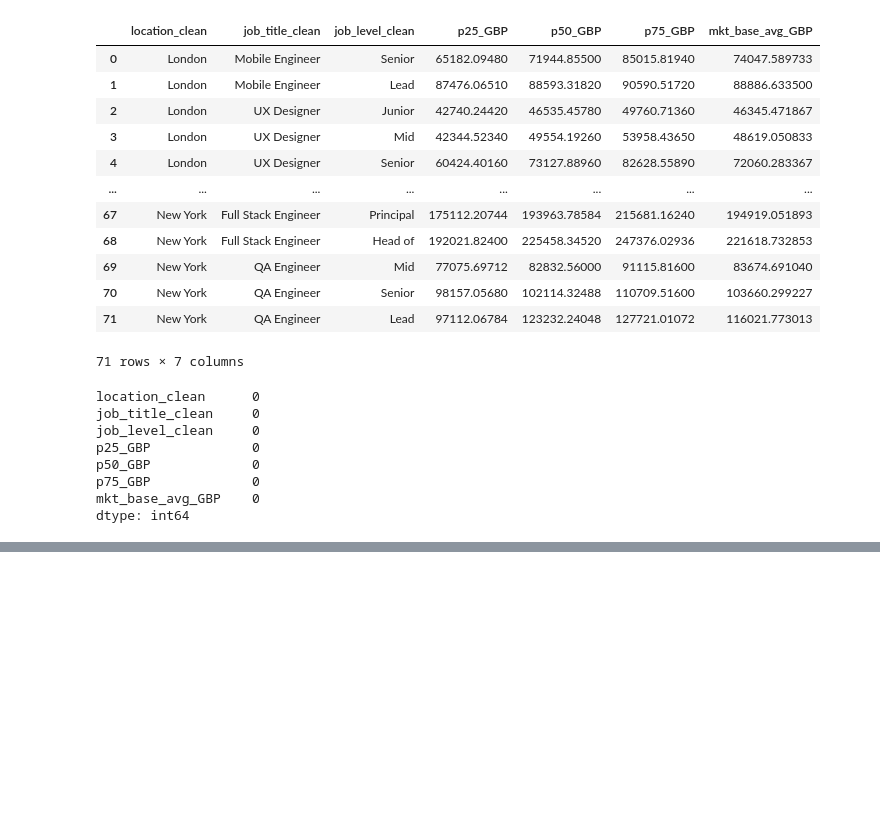
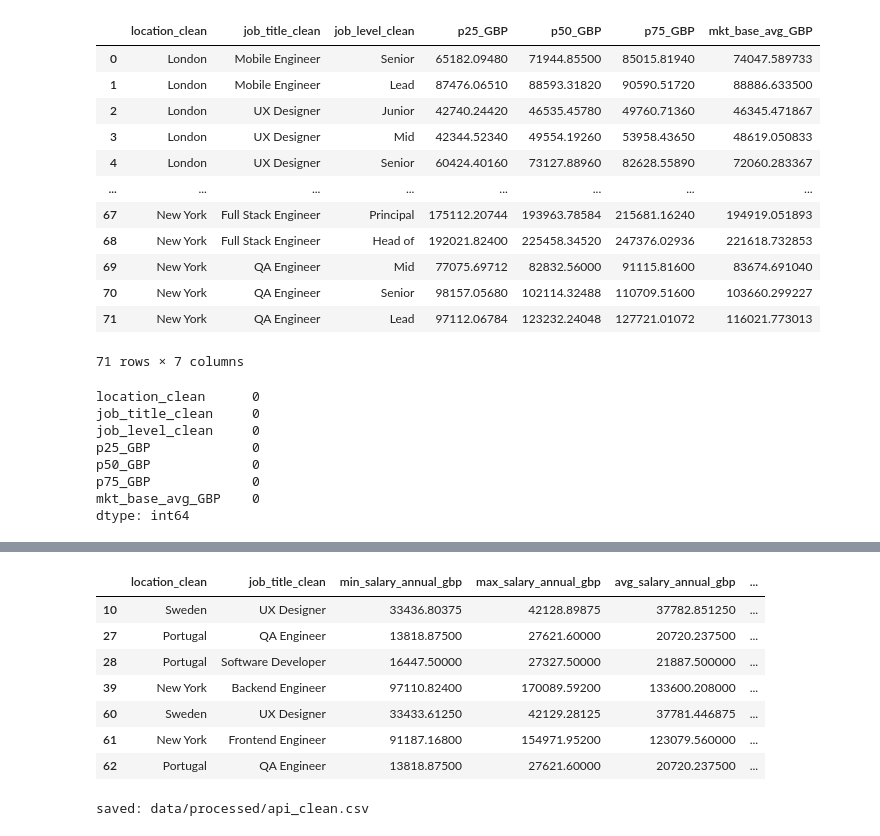
Before and after one commit to HR-Freak/Tech-Salary-Benchmarking-Cross-Market-Analysis-for-Competitive-Salary-Bands, a Jupyter notebook: notebooks/02_data_cleaning.ipynb, the cells around one changed output, grey strips where cells are left out. Cells and saved outputs as stored; diff of their text form; code cells hidden in the pictures; blank space fills up the shorter version.

```diff
--- a/notebooks/02_data_cleaning.ipynb
+++ b/notebooks/02_data_cleaning.ipynb
@@ -357,0 +369,31 @@ api_clean.head(10)
+# %%
+api_clean = api_clean[[
+    "location_clean",
+    "job_title_clean",
+    "min_salary_annual_gbp",
+    "max_salary_annual_gbp",
+    "avg_salary_annual_gbp",
+    "confidence",
+    "publisher_name",
+    "source_file"
+]]
+
+api_clean.head(10)
+# %% [output]
+|  | location_clean | job_title_clean | min_salary_annual_gbp | max_salary_annual_gbp | avg_salary_annual_gbp | ... |
+| 10 | Sweden | UX Designer | 33436.80375 | 42128.89875 | 37782.851250 | ... |
+| 27 | Portugal | QA Engineer | 13818.87500 | 27621.60000 | 20720.237500 | ... |
+| 28 | Portugal | Software Developer | 16447.50000 | 27327.50000 | 21887.500000 | ... |
+| 39 | New York | Backend Engineer | 97110.82400 | 170089.59200 | 133600.208000 | ... |
+| 60 | Sweden | UX Designer | 33433.61250 | 42129.28125 | 37781.446875 | ... |
+| 61 | New York | Frontend Engineer | 91187.16800 | 154971.95200 | 123079.560000 | ... |
+| 62 | Portugal | QA Engineer | 13818.87500 | 27621.60000 | 20720.237500 | ... |
+# %%
+from pathlib import Path
+PROCESSED_DIR = Path("data/processed")
+PROCESSED_DIR.mkdir(parents=True, exist_ok=True)
+
+api_clean.to_csv(PROCESSED_DIR / "api_clean.csv", index=False)
+print("saved:", PROCESSED_DIR / "api_clean.csv")
+# %% [output]
+saved: data/processed/api_clean.csv
```
Also changed, not shown: parts of 13 cells of this notebook, 33 other files.
